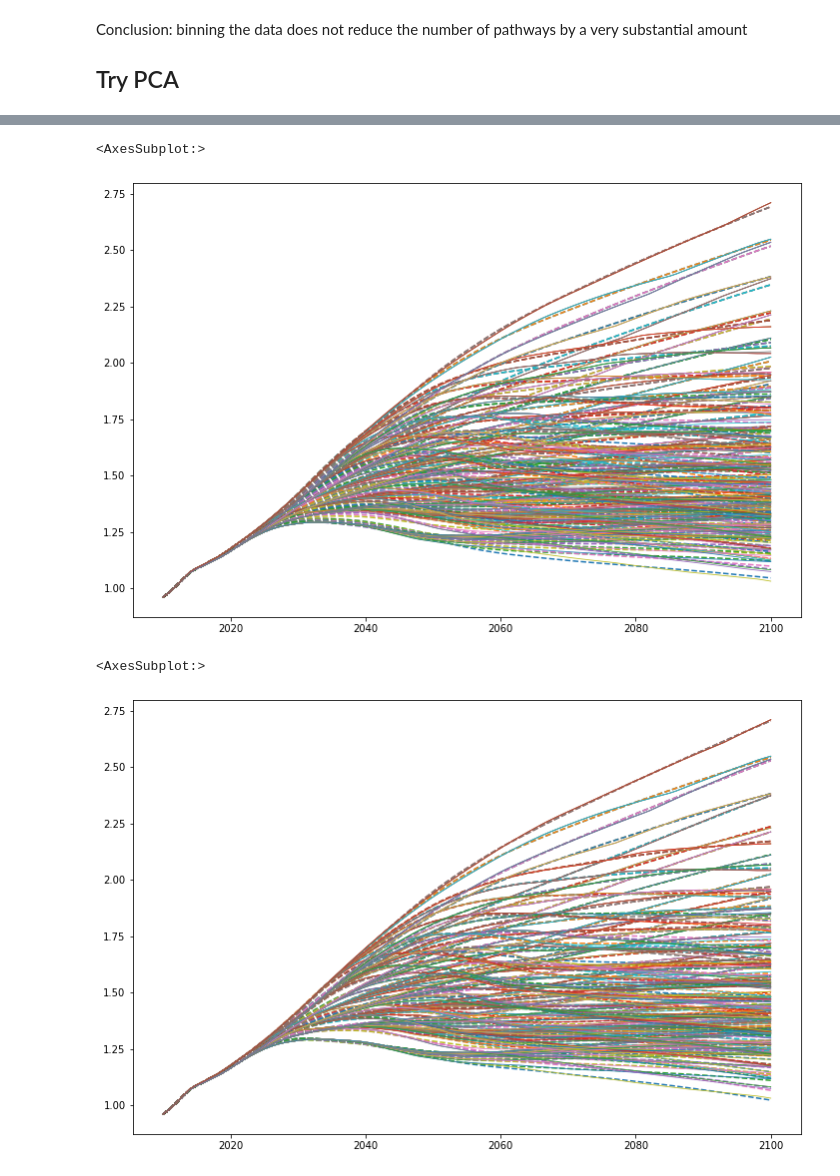
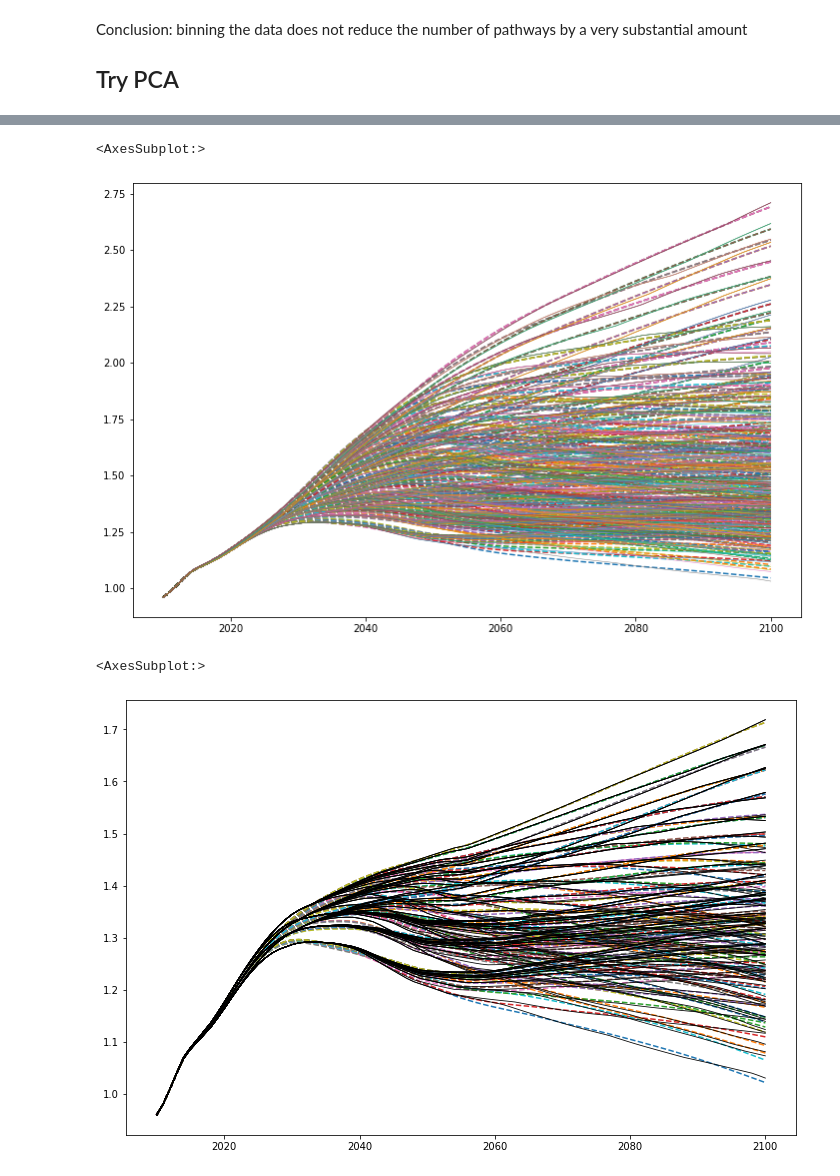
Before and after one commit to Rlamboll/PROVIDEemissions, a Jupyter notebook: notebooks/CompressPathways.ipynb, the cells around one changed output, grey strips where cells are left out. Saved outputs shown, nothing was run; the diff lists cells and outputs as text; code cells hidden in the pictures.

Commit message:
Ran through for v3, improved diagrams for compression

```diff
--- a/notebooks/CompressPathways.ipynb
+++ b/notebooks/CompressPathways.ipynb
@@ -241,7 +137,0 @@ array([[-5.02851587e-06, -3.56727251e-06,  8.39771608e-06, ...,
-# %%
-leg_string = []
-plt.figure(figsize=(12, 8))
-for i in range(4):
-    plt.plot(times, decomposer_50.components_[i])
-    leg_string.append(f"Component {i}")
-plt.legend(leg_string)
@@ -251,7 +137,0 @@ plt.legend(leg_string)
-# %%
-leg_string = []
-plt.figure(figsize=(12, 8))
-for i in range(4):
-    plt.plot(times, decomposer_10.components_[i])
-    leg_string.append(f"Component {i}")
-plt.legend(leg_string)
@@ -261,9 +137,0 @@ plt.legend(leg_string)
-# %%
-leg_string = []
-plt.figure(figsize=(12, 8))
-for i in range(3):
-    plt.plot(decomposer_50.components_[i], decomposer_90.components_[i])
-    leg_string.append(f"Component {i}")
-plt.plot([-0.2, 0.2], [-0.2, 0.2])
-leg_string.append(["1:1 relationship"])
-plt.legend(leg_string)
@@ -273,12 +138,16 @@ plt.legend(leg_string)
 # %%
-quantile_range = [10, 50, 90]
+quantile_range = [10, 50, 90, "all"]
 decomposers2 = {}
 decomposers3 = {}
+decomposers4 = {}
 reconstructed2 = {}
 reconstructed3 = {}
-temp_data = {10: temps_10, 50: temps_50, 90:temps_90}
+reconstructed4 = {}
+temp_data = {10: temps_10, 50: temps_50, 90:temps_90, "all": pd.concat([temps_10, temps_50, temps_90])}
 for i in quantile_range:
     decomposers2[i] = sklearn.decomposition.PCA(2).fit(temp_data[i])
     decomposers3[i] = sklearn.decomposition.PCA(3).fit(temp_data[i])
+    decomposers4[i] = sklearn.decomposition.PCA(4).fit(temp_data[i])
     reconstructed2[i] = decomposers2[i].inverse_transform(decomposers2[i].transform(temp_data[i]))
     reconstructed3[i] = decomposers3[i].inverse_transform(decomposers3[i].transform(temp_data[i]))
+    reconstructed4[i] = decomposers4[i].inverse_transform(decomposers4[i].transform(temp_data[i]))
@@ -285,18 +177,18 @@ for i in quantile_range:
 # %%
 plt.figure(figsize=(12, 8))
 ax = plt.subplot(111)
-temp = pd.DataFrame(reconstructed2[50], columns=times)
-temp.transpose().plot(ax=ax, legend=False, linestyle="--")
-temps_50.transpose().plot(legend=False, ax=ax, linewidth=0.8)
+temp_temp = pd.DataFrame(reconstructed2[50], columns=times)
+temp_temp.transpose().plot(ax=ax, legend=False, linestyle="--")
+temps_50.transpose().plot(legend=False, ax=ax, linewidth=0.5)
 # %% [output]
 <AxesSubplot:>
-[figure, old version]
+[figure, new version]
 # %%
 plt.figure(figsize=(12, 8))
 ax = plt.subplot(111)
-temp = pd.DataFrame(reconstructed3[50], columns=times)
-temp.transpose().plot(ax=ax, legend=False, linestyle="--")
-temps_50.transpose().plot(legend=False, ax=ax, linewidth=0.8)
+temp_temp = pd.DataFrame(reconstructed3[50], columns=times)
+temp_temp.head(160).transpose().plot(ax=ax, legend=False, linestyle="--")
+temps_50.head(160).transpose().plot(legend=False, ax=ax, linewidth=0.8, color="black")
 # %% [output]
 <AxesSubplot:>
-[figure, old version]
+[figure, new version]
```
Also changed, not shown: parts of 24 cells of this notebook, 2 other files.
